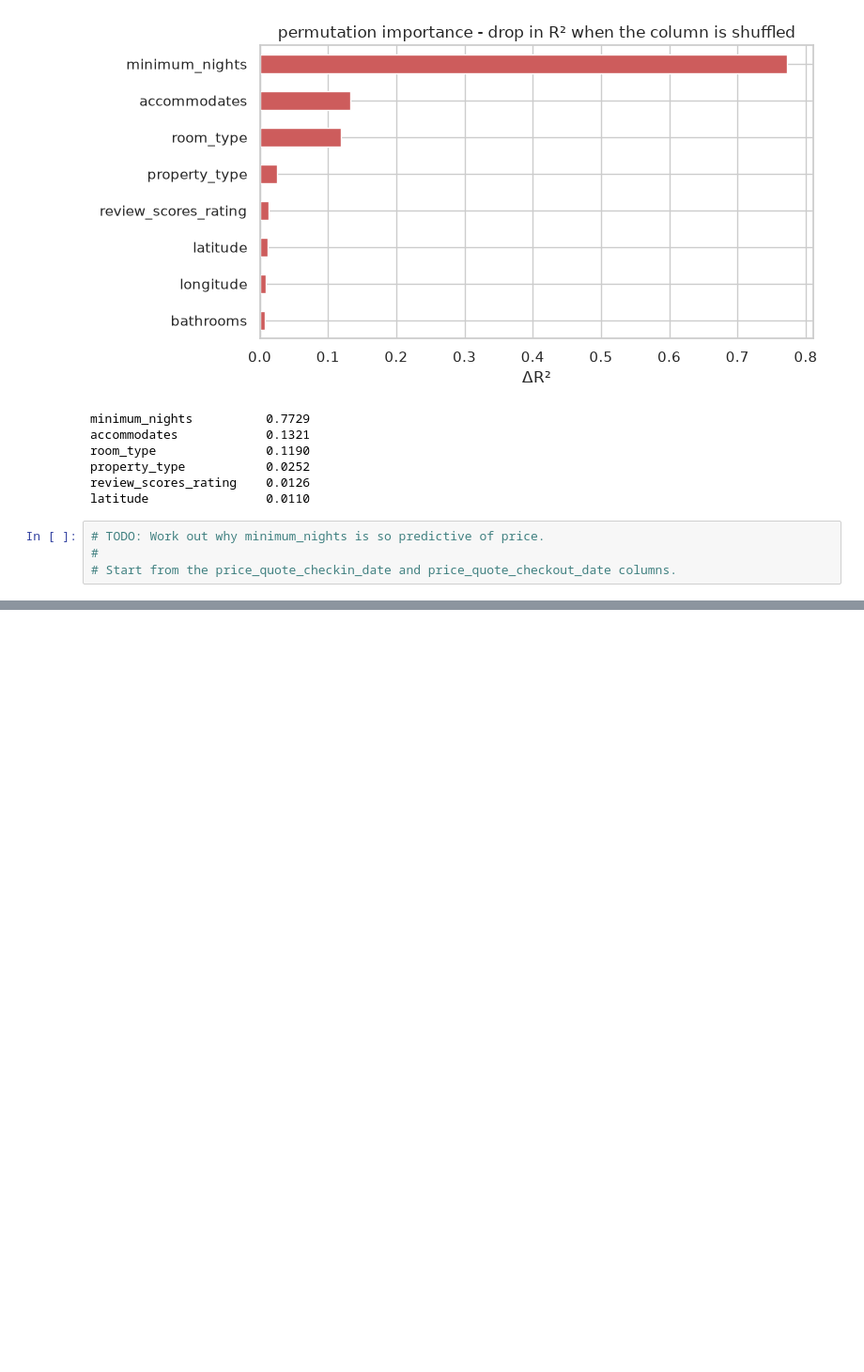
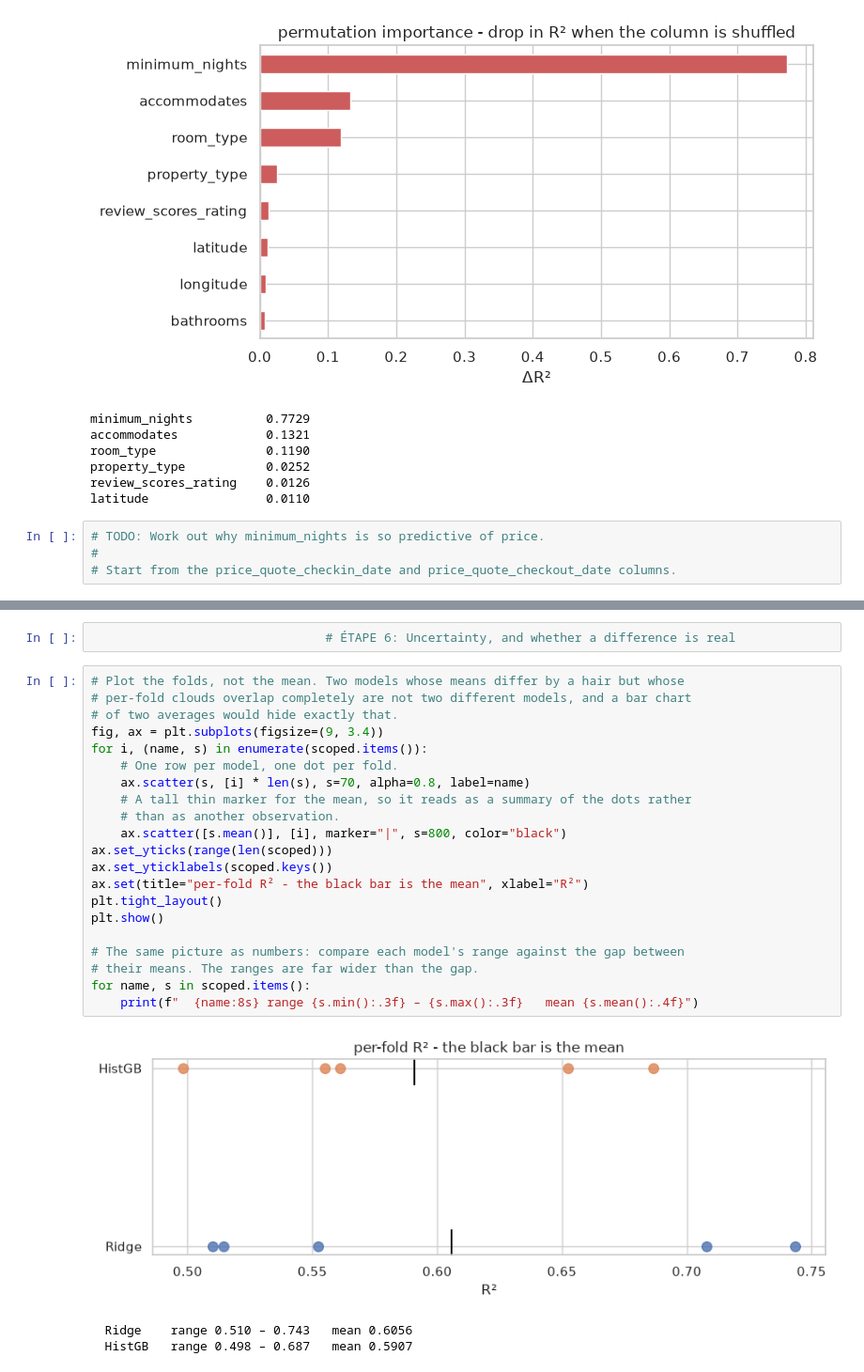
Before and after one commit to Mantasarr/DS-ML-DL-Course-Masters1-MIAS, a Jupyter notebook: notebooks/Sessions.ipynb, the cells around one changed output, grey strips where cells are left out. Shown at 94% size. Saved outputs shown, nothing was run; the diff lists cells and outputs as text; blank space fills up the shorter version.

```diff
--- a/notebooks/Sessions.ipynb
+++ b/notebooks/Sessions.ipynb
@@ -2812,0 +3312,27 @@ print(ranked.head(6).round(4).to_string())
+# %%
+                                # ÉTAPE 6: Uncertainty, and whether a difference is real
+# %%
+# Plot the folds, not the mean. Two models whose means differ by a hair but whose
+# per-fold clouds overlap completely are not two different models, and a bar chart
+# of two averages would hide exactly that.
+fig, ax = plt.subplots(figsize=(9, 3.4))
+for i, (name, s) in enumerate(scoped.items()):
+    # One row per model, one dot per fold.
+    ax.scatter(s, [i] * len(s), s=70, alpha=0.8, label=name)
+    # A tall thin marker for the mean, so it reads as a summary of the dots rather
+    # than as another observation.
+    ax.scatter([s.mean()], [i], marker="|", s=800, color="black")
+ax.set_yticks(range(len(scoped)))
+ax.set_yticklabels(scoped.keys())
+ax.set(title="per-fold R² - the black bar is the mean", xlabel="R²")
+plt.tight_layout()
+plt.show()
+
+# The same picture as numbers: compare each model's range against the gap between
+# their means. The ranges are far wider than the gap.
+for name, s in scoped.items():
+    print(f"  {name:8s} range {s.min():.3f} – {s.max():.3f}   mean {s.mean():.4f}")
+# %% [output]
+[figure, added]
+  Ridge    range 0.510 – 0.743   mean 0.6056
+  HistGB   range 0.498 – 0.687   mean 0.5907
```
Also changed, not shown: parts of 18 cells of this notebook.
